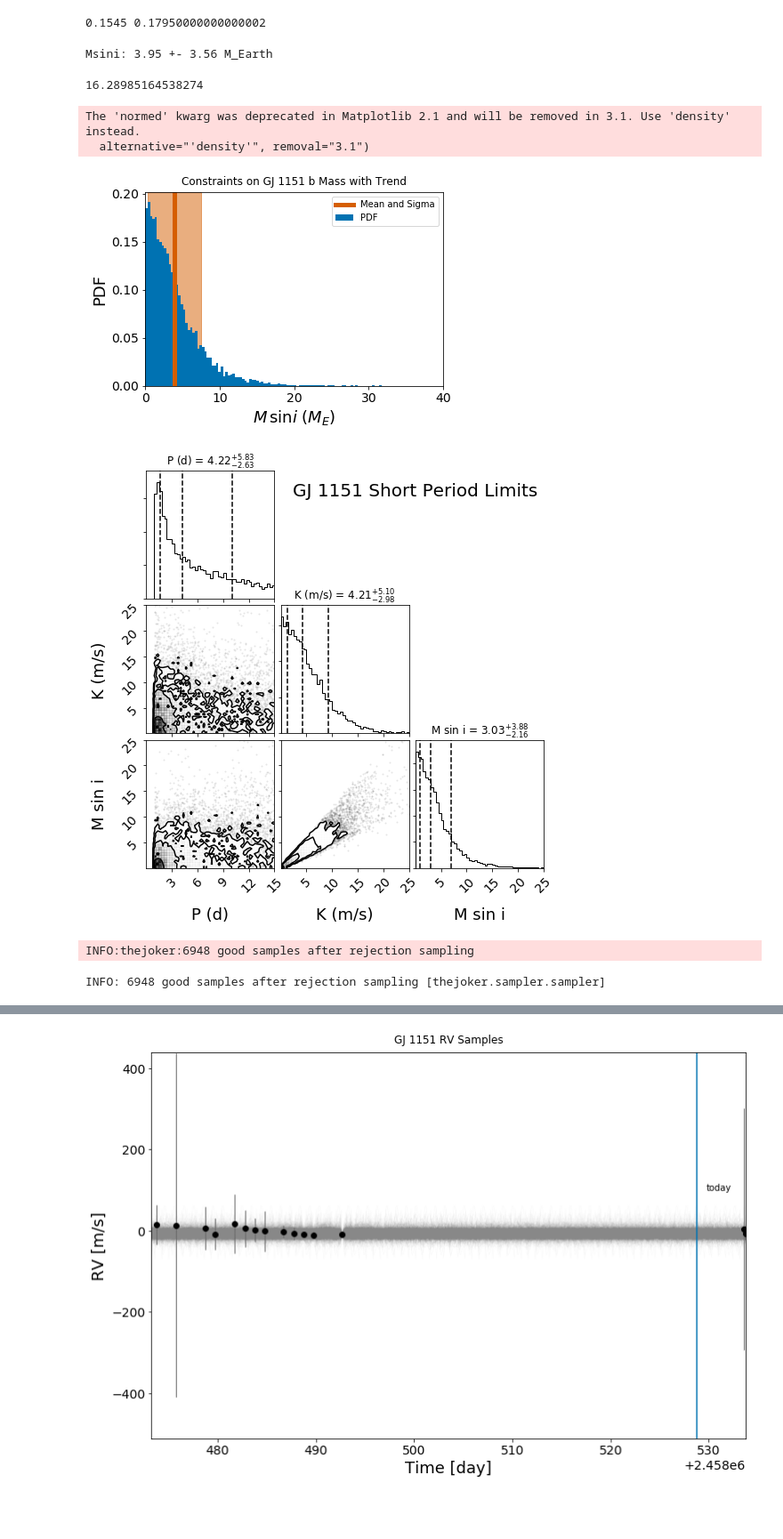
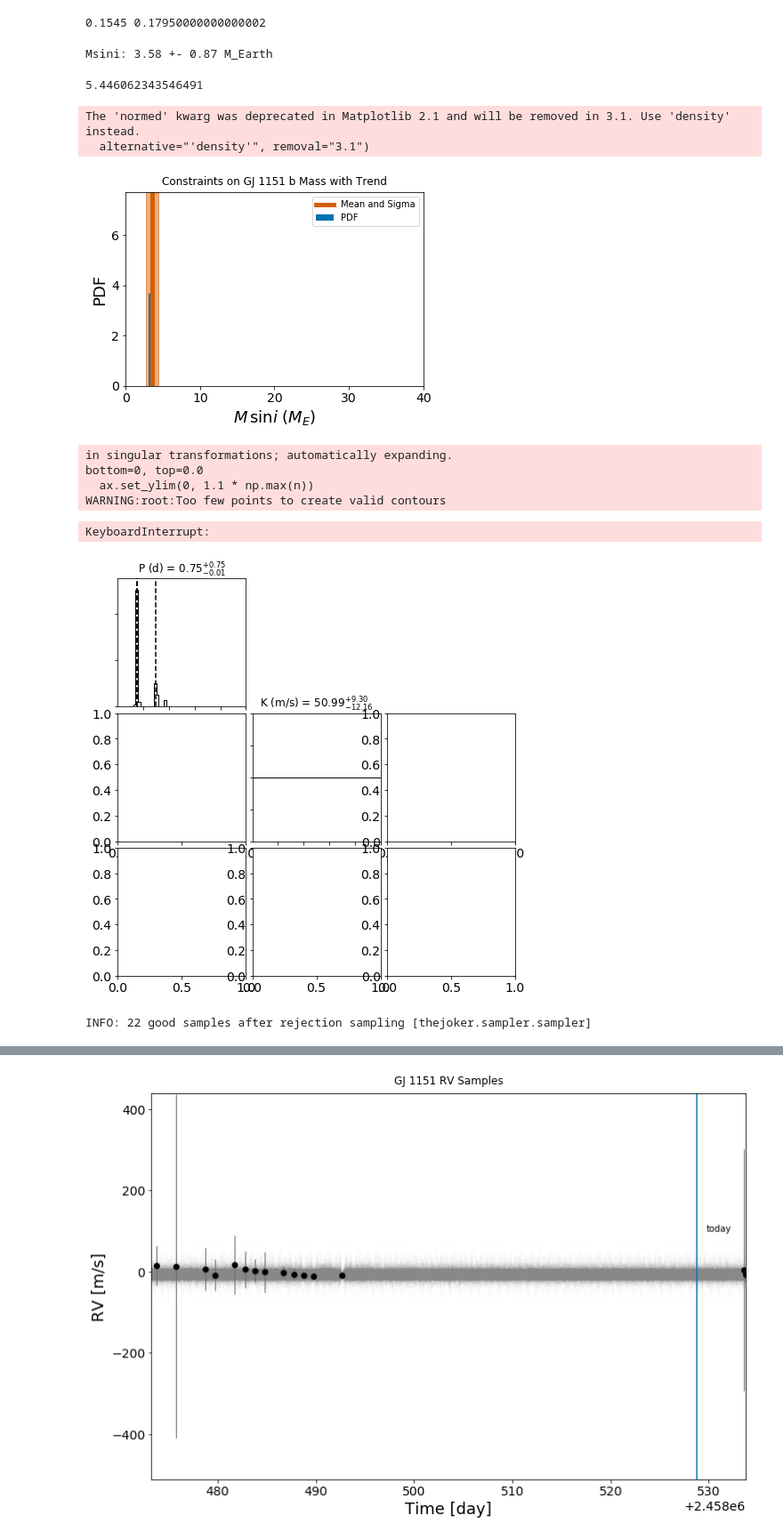
Before and after one commit to benjaminpope/video, a Jupyter notebook: notebooks/fit_rvs.ipynb, the cells around one changed output, grey strips where cells are left out. Shown: that part at 89% size. Saved outputs shown, nothing was run; the diff lists cells and outputs as text; code cells hidden in the pictures; blank space fills up the shorter version.

Commit message:
cross validate

```diff
--- a/notebooks/fit_rvs.ipynb
+++ b/notebooks/fit_rvs.ipynb
@@ -38,5 +44,10 @@ results_rvs.png     results_video.hdf5
 # %%
 fname = '../data/rvs_feb.csv'
-fname_old = '../data/rvs_new.csv'
+fname_old = '../rvs_old.csv'
+fname_new = '../rvs_feb.csv'
+fname_new = '../rvs0.csv'
+fname = '../rvs.csv'
+fname = '../data/rvs_fixed.csv'
 data = Table.read(fname)
 data_old = Table.read(fname_old)
+data_new = Table.read(fname_new)
@@ -106,5 +146,5 @@ params = JokerParams(P_min=0.5*u.day, P_max=200*u.day)
 # %%
-params_trend = JokerParams(P_min=1*u.day, P_max=15*u.day,poly_trend=2)
+params_trend = JokerParams(P_min=0.5*u.day, P_max=20*u.day,poly_trend=2)
 # %%
 # do trend
 joker = TheJoker(params_trend)
@@ -114,5 +154,5 @@ joker = TheJoker(params_trend)
 16384
 # %%
 %%time
-samples_trend = joker.rejection_sample(data, n_prior_samples=16384)
+samples_trend = joker.rejection_sample(data, n_prior_samples=16384*8)
 # %% [output]
@@ -183,11 +223,11 @@ Msini = 4.919e-3 * (Ps**(1./3.)) * np.sqrt(1.-eccs**2.) * Ks * Mstars**(2./3.) *
 # %%
 print('Msini: %.2f +- %.2f' % (np.mean(Msini), np.std(Msini)),'M_Earth')
 # %% [output]
-Msini: 3.95 +- 3.56 M_Earth
+Msini: 3.58 +- 0.87 M_Earth
 # %%
 print(np.percentile(Msini,99))
 # %% [output]
-16.28985164538274
+5.446062343546491
 # %%
 plt.xlim(0,40.)
 plt.axvline(Msini.mean(),color=colours[2],linewidth=5,label=r'Mean and Sigma')
@@ -203,29 +243,34 @@ plt.savefig('gj1151b_mass_trend.pdf',bbox_inches='tight')
 # %% [output]
 The 'normed' kwarg was deprecated in Matplotlib 2.1 and will be removed in 3.1. Use 'density' instead.
   alternative="'density'", removal="3.1")
-[figure, old version]
+[figure, new version]
 # %%
 dummy = np.array([samples_trend['P'].value,samples_trend['K'].value,Msini]).T
 figure = corner.corner(dummy,labels=['P (d)','K (m/s)','M sin i'],quantiles=[0.16, 0.5, 0.84],
-             show_titles=True, title_kwargs={"fontsize": 12},bins=50,range=((0,15),(0,25),(0,25)));
+             show_titles=True, title_kwargs={"fontsize": 12},bins=50,range=((0,5),(0,25),(0,25)));
 figure.gca().annotate("GJ 1151 Short Period Limits",fontsize=20,
                       xy=(1.0, 1.0), xycoords="figure fraction",
                       xytext=(-25, -40), textcoords="offset points",
                       ha="right", va="top")
 
 # plt.savefig('cornerplot_km_trend.png',bbox_inches='tight')
 # plt.savefig('cornerplot_km_trend.pdf',bbox_inches='tight')
 # %% [output]
+in singular transformations; automatically expanding.
+bottom=0, top=0.0
+  ax.set_ylim(0, 1.1 * np.max(n))
+WARNING:root:Too few points to create valid contours
+KeyboardInterrupt:
-[figure, old version]
+[figure, new version]
 # %%
 # do without trend
-params = JokerParams(P_min=0.5*u.day, P_max=200*u.day)
-params = JokerParams(P_min=0.9*u.day, P_max=1.1*u.day)
+params = JokerParams(P_min=0.5*u.day, P_max=20*u.day)
+# params = JokerParams(P_min=0.95*u.day, P_max=1.05*u.day)
+
 joker = TheJoker(params)
-samples_long = joker.rejection_sample(data, n_prior_samples=2**14)
+samples_long = joker.rejection_sample(data, n_prior_samples=2**20)
 # %% [output]
-INFO:thejoker:6948 good samples after rejection sampling
+INFO: 22 good samples after rejection sampling [thejoker.sampler.sampler]
-INFO: 6948 good samples after rejection sampling [thejoker.sampler.sampler]
 # %%
 %%time
 fig = plt.figure(figsize=(12.0,8.0))
```
Also changed, not shown: parts of 19 cells of this notebook, 8 other files.
